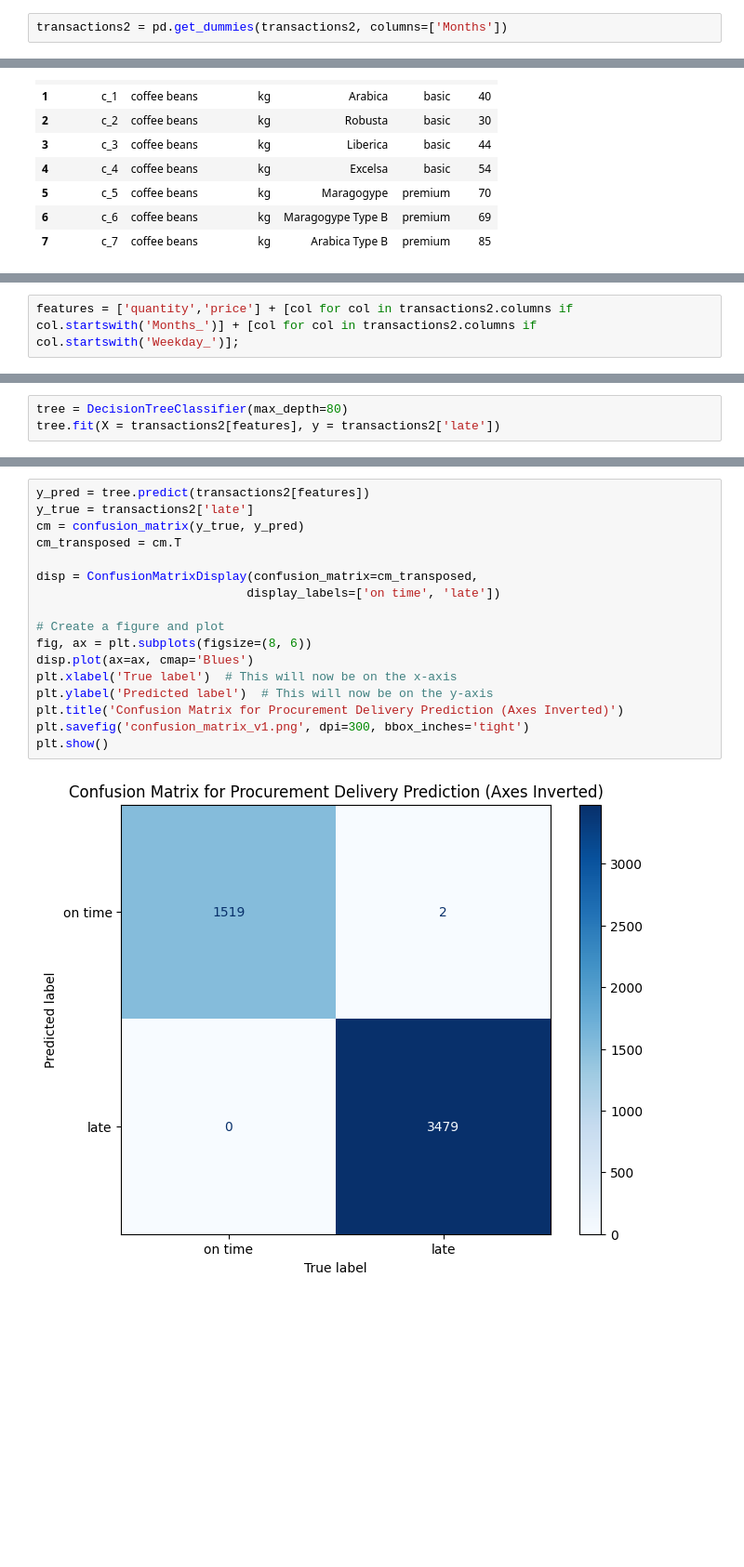
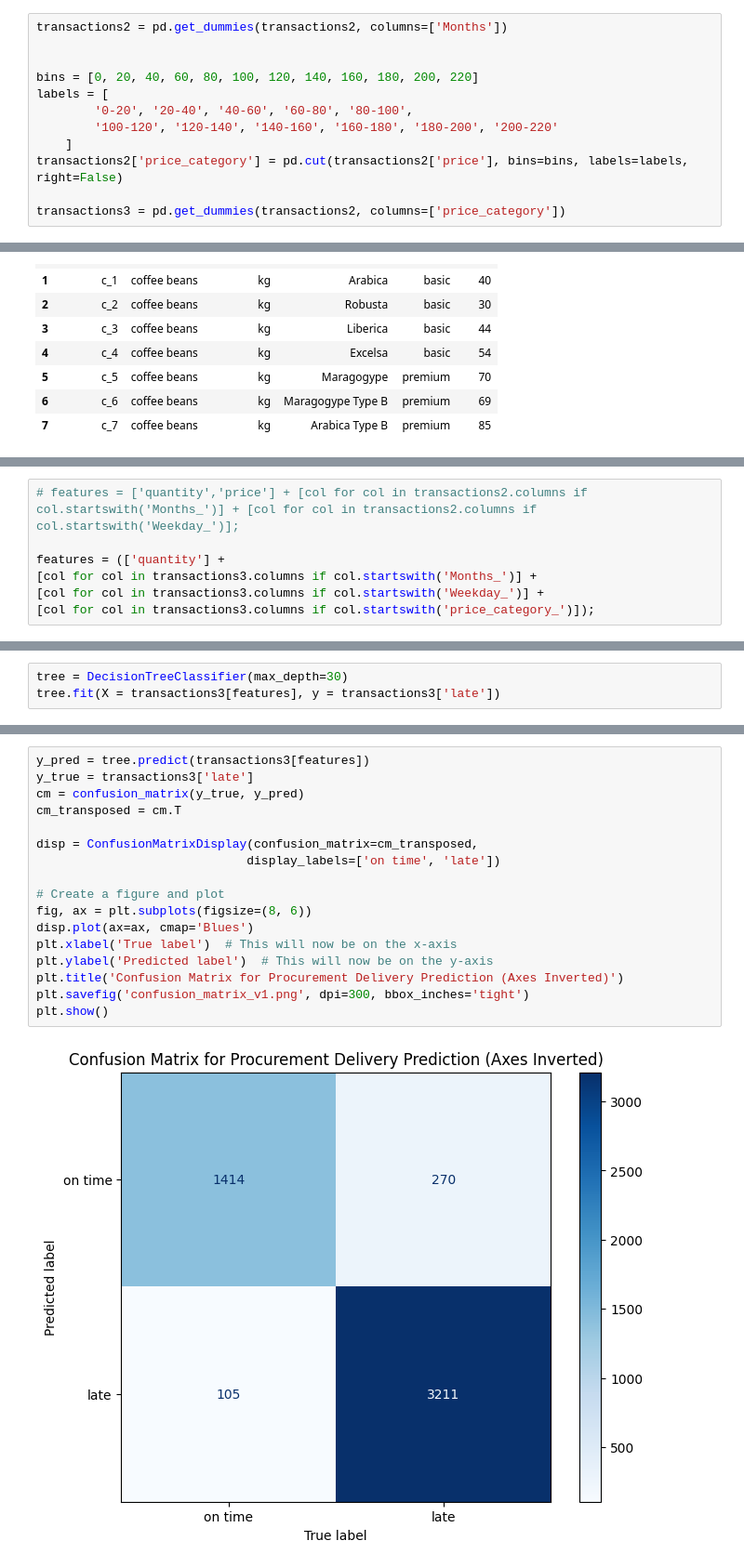
Before and after one commit to anantapdash/MBA_BusinessAnalytics_SalesPrediction, a Jupyter notebook: Group3_Sales_Case_Study.ipynb, the cells around one changed output, grey strips where cells are left out. Shown at 93% size. Drawn from its saved outputs; the diff is of its cells as text; blank space fills up the shorter version.

Commit message:
Added price category and reduced depth to 30

```diff
--- a/Group3_Sales_Case_Study.ipynb
+++ b/Group3_Sales_Case_Study.ipynb
@@ -59,4 +59,14 @@ transactions["Months"] = pd.to_datetime(transactions["received_date"]).dt.month_
 transactions2 = pd.get_dummies(transactions, columns=['Weekday'])
 # %%
 transactions2 = pd.get_dummies(transactions2, columns=['Months'])
+
+
+bins = [0, 20, 40, 60, 80, 100, 120, 140, 160, 180, 200, 220]
+labels = [
+        '0-20', '20-40', '40-60', '60-80', '80-100',
+        '100-120', '120-140', '140-160', '160-180', '180-200', '200-220'
+    ]
+transactions2['price_category'] = pd.cut(transactions2['price'], bins=bins, labels=labels, right=False)
+
+transactions3 = pd.get_dummies(transactions2, columns=['price_category'])
 # %%
@@ -150,5 +164,10 @@ transactions
 # %%
-features = ['quantity','price'] + [col for col in transactions2.columns if col.startswith('Months_')] + [col for col in transactions2.columns if col.startswith('Weekday_')];
+# features = ['quantity','price'] + [col for col in transactions2.columns if col.startswith('Months_')] + [col for col in transactions2.columns if col.startswith('Weekday_')];
+
+features = (['quantity'] +
+[col for col in transactions3.columns if col.startswith('Months_')] +
+[col for col in transactions3.columns if col.startswith('Weekday_')] +
+[col for col in transactions3.columns if col.startswith('price_category_')]);
 # %%
 features
 # %% [output]
@@ -172,4 +191,4 @@ features
 # %%
-tree = DecisionTreeClassifier(max_depth=80)
-tree.fit(X = transactions2[features], y = transactions2['late'])
+tree = DecisionTreeClassifier(max_depth=30)
+tree.fit(X = transactions3[features], y = transactions3['late'])
 # %% [output]
@@ -185,22 +204,22 @@ plt.show()
 # %%
-y_pred = tree.predict(transactions2[features])
-y_true = transactions2['late']
+y_pred = tree.predict(transactions3[features])
+y_true = transactions3['late']
 cm = confusion_matrix(y_true, y_pred)
 cm_transposed = cm.T
 
 disp = ConfusionMatrixDisplay(confusion_matrix=cm_transposed,
                              display_labels=['on time', 'late'])
 
 # Create a figure and plot
 fig, ax = plt.subplots(figsize=(8, 6))
 disp.plot(ax=ax, cmap='Blues')
 plt.xlabel('True label')  # This will now be on the x-axis
 plt.ylabel('Predicted label')  # This will now be on the y-axis
 plt.title('Confusion Matrix for Procurement Delivery Prediction (Axes Inverted)')
 plt.savefig('confusion_matrix_v1.png', dpi=300, bbox_inches='tight')
 plt.show()
 # %% [output]
-[figure, old version]
+[figure, new version]
 # %%
 accuracy_score(y_true = y_true , y_pred = y_pred)
 # %% [output]
```
Also changed, not shown: parts of 11 cells of this notebook, 2 other files.
